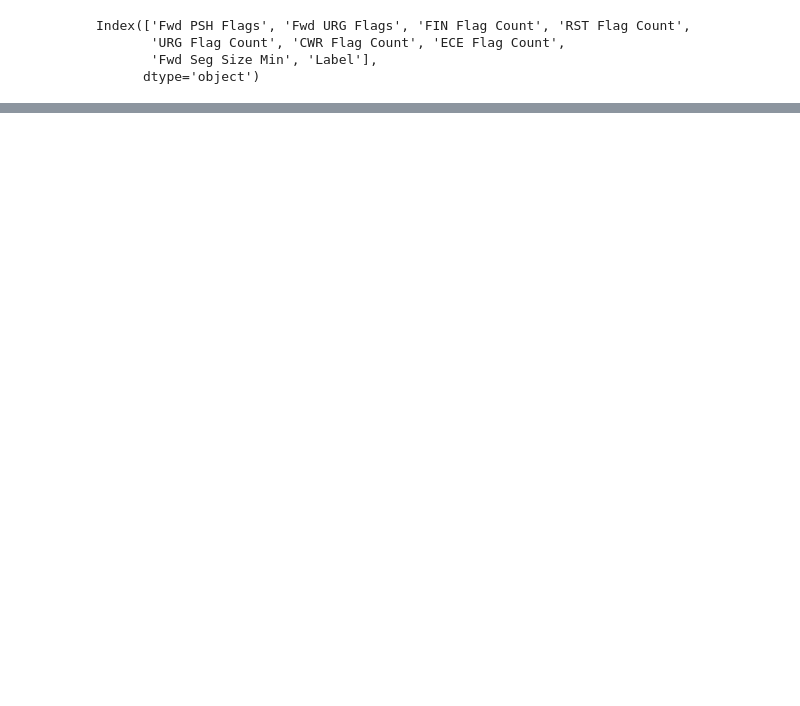
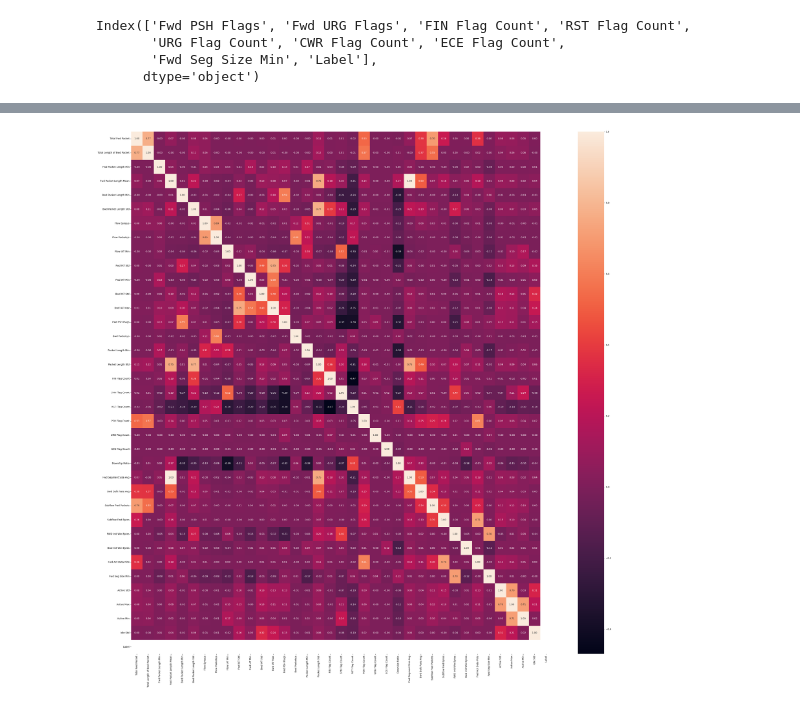
Before and after one commit to kjmkjmkj/datasci_project, a Jupyter notebook: eda.ipynb, the cells around one changed output, grey strips where cells are left out. Cells and saved outputs as stored; diff of their text form; code cells hidden in the pictures; blank space fills up the shorter version.

Commit message:
eda and feature selection

```diff
--- a/eda.ipynb
+++ b/eda.ipynb
@@ -115,0 +66,35 @@ Index(['Fwd PSH Flags', 'Fwd URG Flags', 'FIN Flag Count', 'RST Flag Count',
+# %%
+# 그 외 필요없는 column drop(ip, port, timestamp)
+df.drop(['Flow ID', 'Src IP', 'Src Port', 'Dst IP', 'Dst Port', 'Timestamp'], axis=1, inplace=True)
+# %%
+#한번에 제거가 안되니 4번 반복
+for i in range(10):
+    # 상관관계 분석
+    # 숫자형 데이터만 추출
+    numeric_data = df.select_dtypes(include=[np.number])
+    corr = numeric_data.corr()
+    # 상관관계 수치가 0.8 이상인 column 찾은 후 drop
+    corr = corr.abs() # 상관계수 절대값으로 변경
+    high_corr = corr[corr > 0.8] # 상관계수가 0.8 이상인 값만 추출
+    high_corr = high_corr[high_corr < 1] # 대각선 값 제외
+    high_corr = high_corr.dropna(axis=1, how='all') # 모든 값이 NaN인 column 제외
+    high_corr = high_corr.dropna(axis=0, how='all') # 모든 값이 NaN인 row 제외
+    high_corr = high_corr.unstack().sort_values(ascending=False).drop_duplicates()
+    # high_corr에서 컬럼 쌍 추출
+    columns_to_drop = set()
+    already_processed = set()
+    for index, value in high_corr.items():
+        col1, col2 = index
+
+        # col1 또는 col2 중 하나를 제거
+        if col1 not in already_processed and col2 not in already_processed:
+            columns_to_drop.add(col2)  # col2를 제거 리스트에 추가
+            already_processed.add(col1)
+            already_processed.add(col2)
+
+    # DataFrame에서 선택된 컬럼 제거
+    df = df.drop(columns=list(columns_to_drop))
+
+    # 결과 출력
+    print(f"드롭된 컬럼: {columns_to_drop}")
+    print(f"드롭 후 데이터프레임 형태: {df.shape}")
@@ -115,0 +122,9 @@ Index(['Fwd PSH Flags', 'Fwd URG Flags', 'FIN Flag Count', 'RST Flag Count',
+# %%
+#correlation 재확인
+numeric_data = df.select_dtypes(include=[np.number])
+corr = numeric_data.corr()
+plt.figure(figsize=(40, 40))
+sns.heatmap(corr, annot=True, fmt='.2f')
+plt.show()
+# %% [output]
+[figure, added]
```
Also changed, not shown: parts of 16 cells of this notebook, 2 other files.
